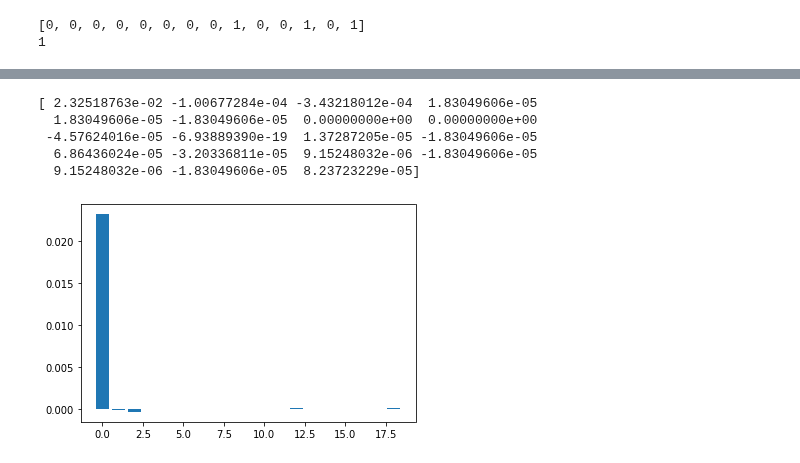
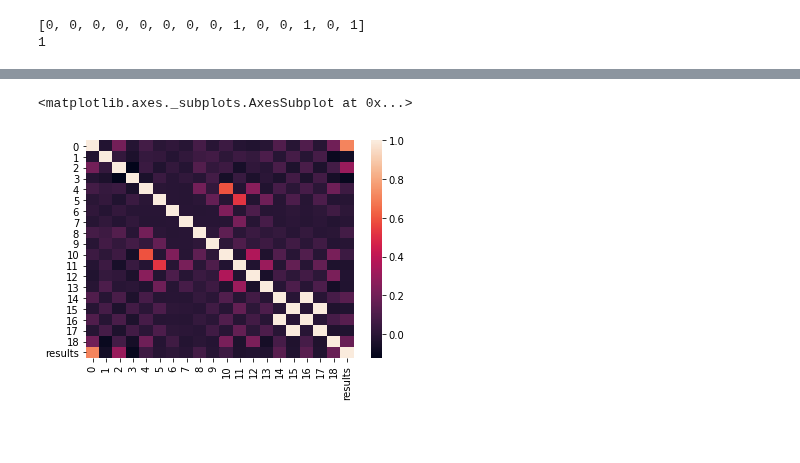
Before and after one commit to cdwyer1bod/LinguisticModels_bias_detection, a Jupyter notebook: Logistic_Model.ipynb, the cells around one changed output, grey strips where cells are left out. Saved outputs shown, nothing was run; the diff lists cells and outputs as text; code cells hidden in the pictures; blank space fills up the shorter version.

Commit message:
resampled data to improve model training

```diff
--- a/Logistic_Model.ipynb
+++ b/Logistic_Model.ipynb
@@ -166,15 +169,15 @@ def vectorize_df(df, POS_FREQ_DIST, WORD_FREQ_DIST, corpus_list, bias_lexicon_li
         # FIXME: this definition of word may not match definition in 'Bias Inducing Word'
         for pair in tagged_sent:
             current_vector = []
-            #current_vector.append(vectorize_word(pair[0], WORD_FREQ_DIST))
+            current_vector.append(vectorize_word(pair[0], WORD_FREQ_DIST))
             current_index = tagged_sent.index(pair)
             for n in range(-1,2):
                 if (current_index + n < 0) or (current_index + n >= len(tagged_sent)):
                     True
-                    #current_vector.append(0)
+                    current_vector.append(0)
                 else:
                     pair_plus_n = tagged_sent[current_index+n]
-                    #current_vector.append(vectorize_pos_n(pair_plus_n[1], n, POS_FREQ_DIST))
+                    current_vector.append(vectorize_pos_n(pair_plus_n[1], n, POS_FREQ_DIST))
             corpus_tf = isInList(corpus_list, pair[0], get_context(pair, tagged_sent))
             for tf in corpus_tf: current_vector.append(tf)
             current_vector.append(isInBiasLexicon(pair[0]))
@@ -191,3 +194,19 @@ corpus_list = [assertives,factives,hedges,report_verbs,
 bias_lexicon_list = bias_lexicon
 # %%
 attiribute_matrix_train, result_vector_train = vectorize_df(train, POS_FREQ_DIST, WORD_FREQ_DIST, corpus_list, bias_lexicon_list)
+# %%
+def resample(attiribute_matrix, result_vector, number):
+    df = pd.DataFrame(attiribute_matrix_train)
+    df['results'] = result_vector_train
+    rows = []
+    for row in df.iterrows():
+        if row[1]['results'] == 1:
+            for i in range(number):
+                df_row = pd.DataFrame([row[1].values])
+                df_row['results'] = df_row[19]
+                df_row = df_row.drop(19, axis = 1)
+                df = df.append(df_row)
+    return df.dropna()
+# %%
+df_resampled = resample(attiribute_matrix_train, result_vector_train, 4)
+df_resampled.corr(method='spearman')['results'].to_frame()
@@ -193,0 +231,8 @@ attiribute_matrix_train, result_vector_train = vectorize_df(train, POS_FREQ_DIST
+# %%
+corr = df_resampled.corr(method='spearman')
+sns.heatmap(corr,
+        xticklabels=corr.columns,
+        yticklabels=corr.columns)
+# %% [output]
+<matplotlib.axes._subplots.AxesSubplot at 0x...>
+[figure, added]
@@ -202,12 +250,3 @@ def perumutation_feature_selection(attiribute_matrix, result_vector):
     print(importance)
     pyplot.bar([i for i in range(len(importance))], importance)
     pyplot.show()
-# %%
-perumutation_feature_selection(attiribute_matrix_train, result_vector_train)
-# %% [output]
-[ 2.32518763e-02 -1.00677284e-04 -3.43218012e-04  1.83049606e-05
-  1.83049606e-05 -1.83049606e-05  0.00000000e+00  0.00000000e+00
- -4.57624016e-05 -6.93889390e-19  1.37287205e-05 -1.83049606e-05
-  6.86436024e-05 -3.20336811e-05  9.15248032e-06 -1.83049606e-05
-  9.15248032e-06 -1.83049606e-05  8.23723229e-05]
-[figure, removed]
```
Also changed, not shown: parts of 18 cells of this notebook.
